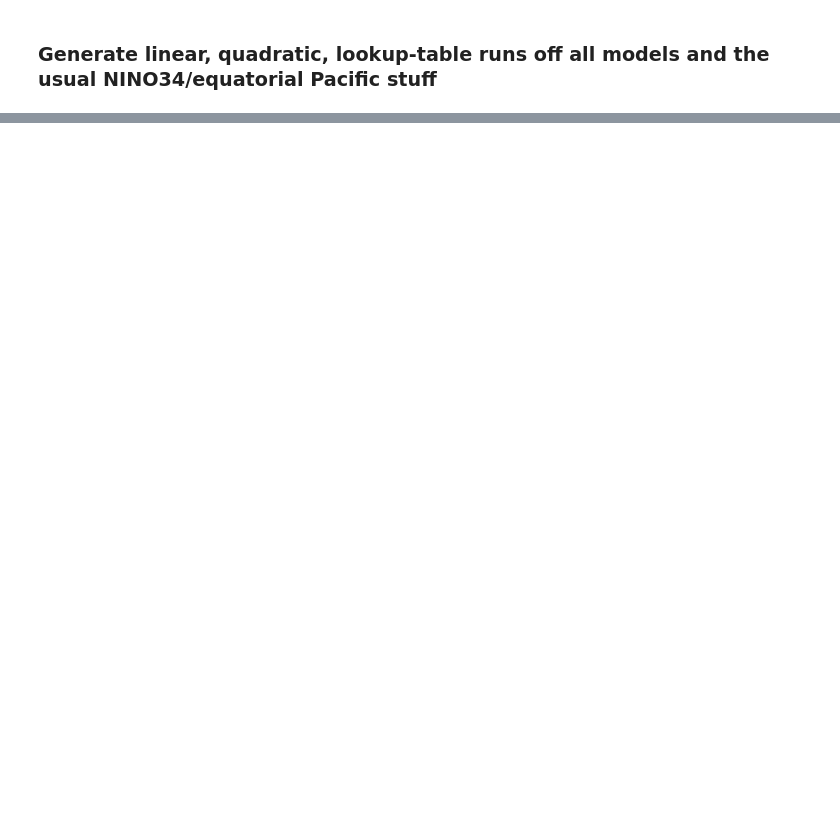
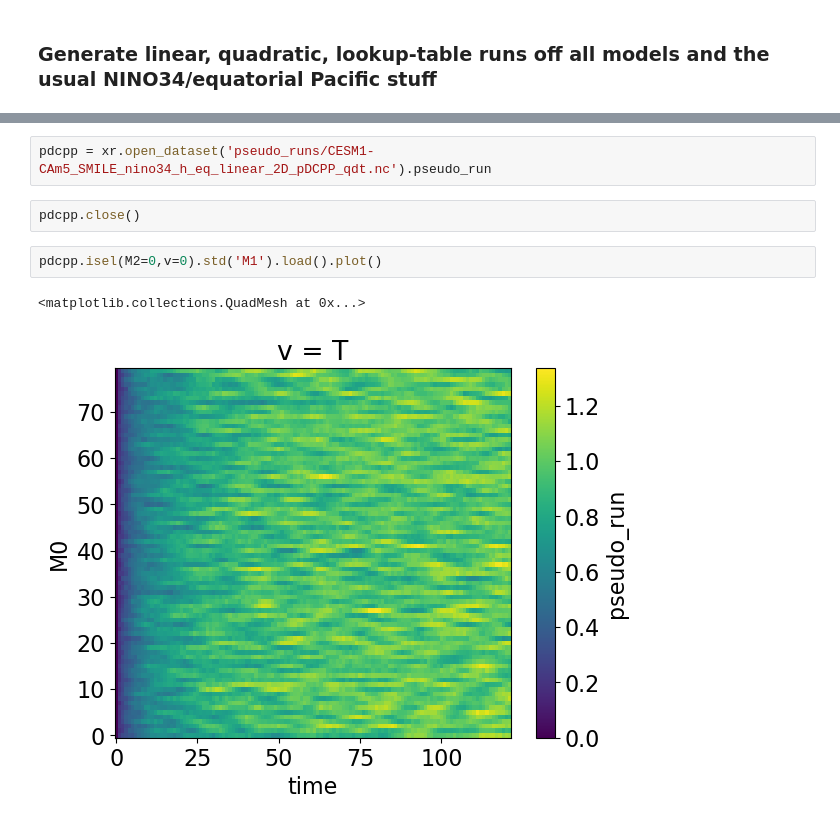
Before and after one commit to jemmajeffree/rom_decadal, a Jupyter notebook: generate_pseudoruns.ipynb, the cells around one changed output, grey strips where cells are left out. Drawn from its saved outputs; the diff is of its cells as text; blank space fills up the shorter version.

```diff
--- a/generate_pseudoruns.ipynb
+++ b/generate_pseudoruns.ipynb
@@ -64,0 +225,9 @@ MIROC6 lookup_table 12.835377931594849
+# %%
+pdcpp = xr.open_dataset('pseudo_runs/CESM1-CAm5_SMILE_nino34_h_eq_linear_2D_pDCPP_qdt.nc').pseudo_run
+# %%
+pdcpp.close()
+# %%
+pdcpp.isel(M2=0,v=0).std('M1').load().plot()
+# %% [output]
+<matplotlib.collections.QuadMesh at 0x...>
+[figure, added]
```
Also changed, not shown: parts of 16 cells of this notebook.
